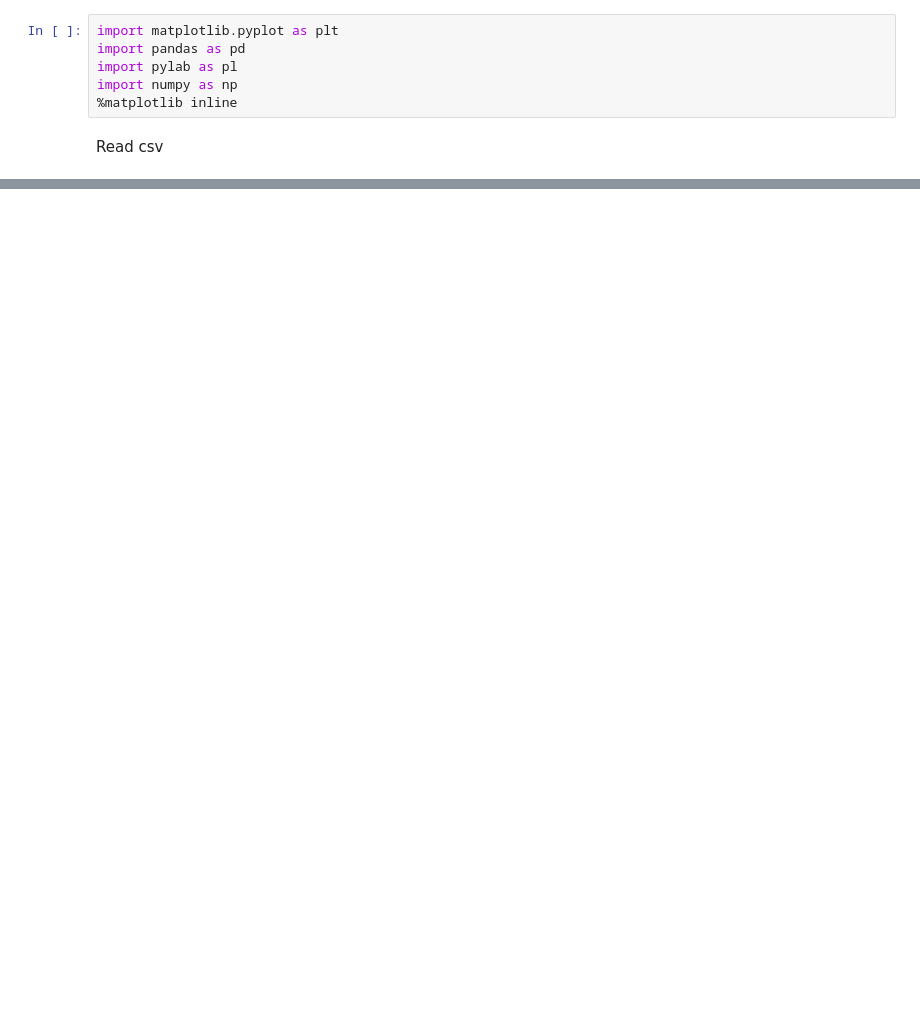
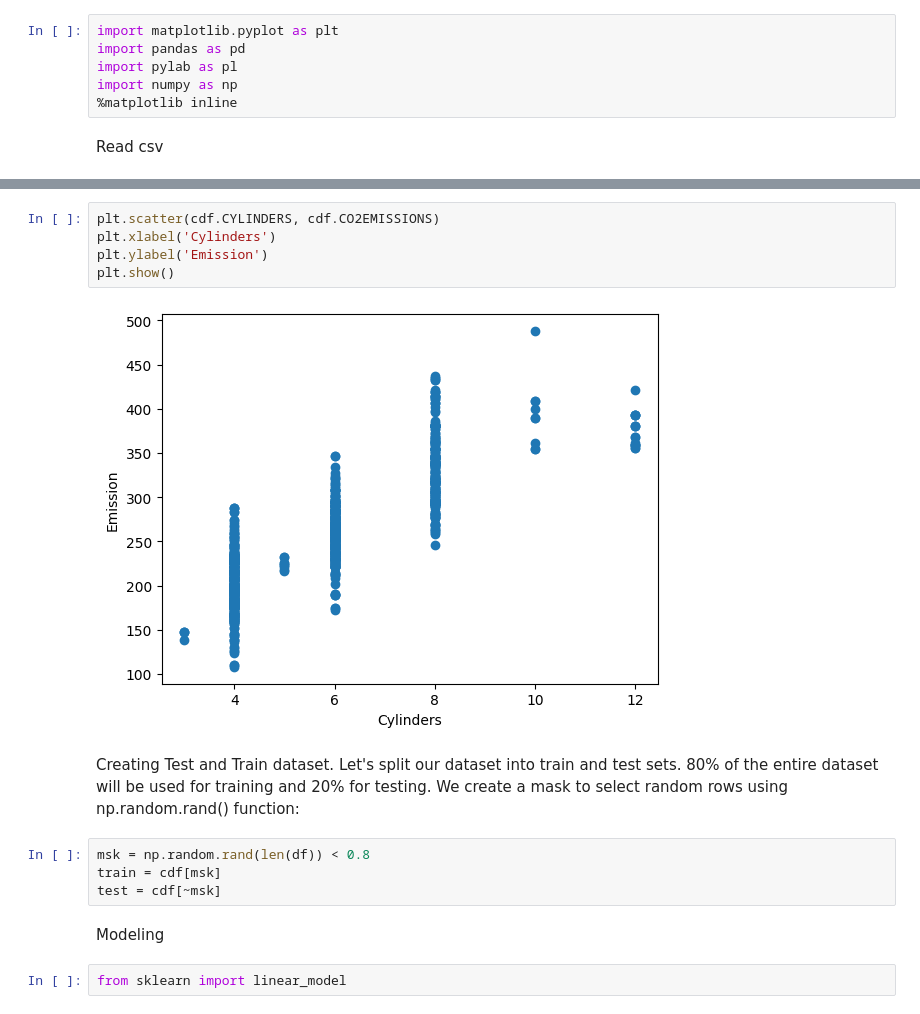
Before and after one commit to rasel-093/ML_Python_IBM, a Jupyter notebook: simple_linear_regression.ipynb, the cells around one changed output, grey strips where cells are left out. Cells and saved outputs as stored; diff of their text form; blank space fills up the shorter version.

```diff
--- a/simple_linear_regression.ipynb
+++ b/simple_linear_regression.ipynb
@@ -22,0 +64,17 @@ df.describe()
+# %%
+plt.scatter(cdf.CYLINDERS, cdf.CO2EMISSIONS)
+plt.xlabel('Cylinders')
+plt.ylabel('Emission')
+plt.show()
+# %% [output]
+[figure, added]
+# %% [markdown]
+Creating Test and Train dataset. Let's split our dataset into train and test sets. 80% of the entire dataset will be used for training and 20% for testing. We create a mask to select random rows using np.random.rand() function:
+# %%
+msk = np.random.rand(len(df)) < 0.8
+train = cdf[msk]
+test = cdf[~msk]
+# %% [markdown]
+Modeling
+# %%
+from sklearn import linear_model
```
Also changed, not shown: parts of 15 cells of this notebook.
